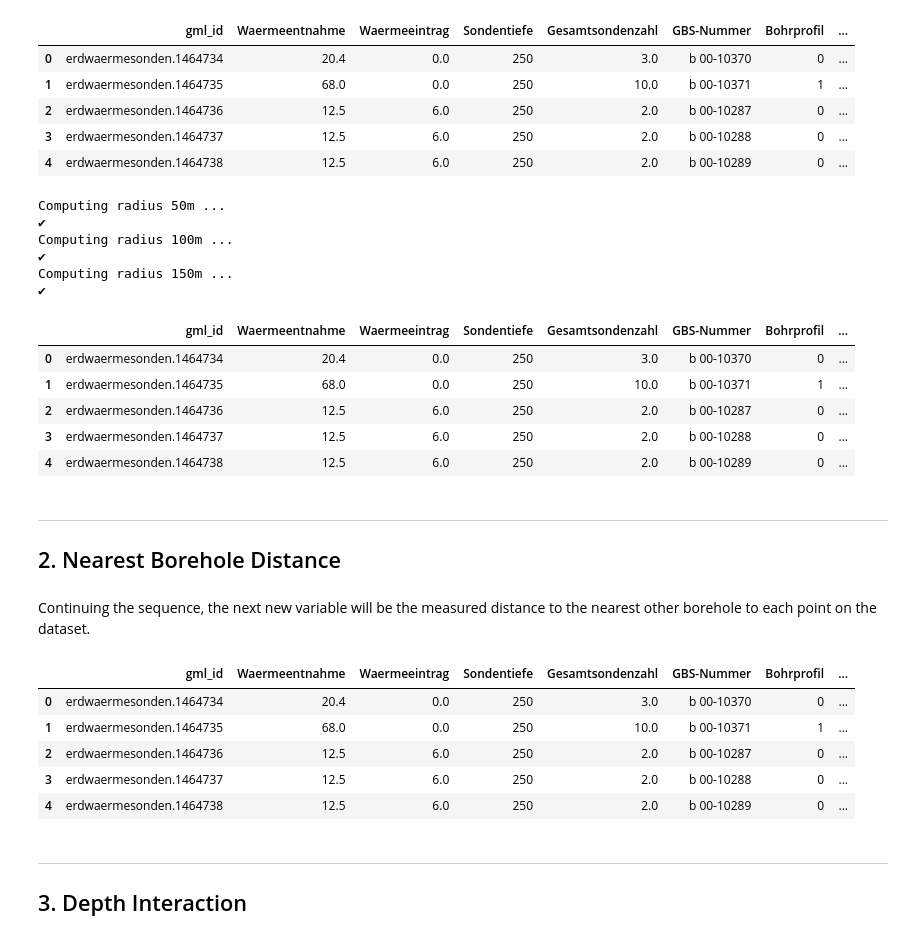
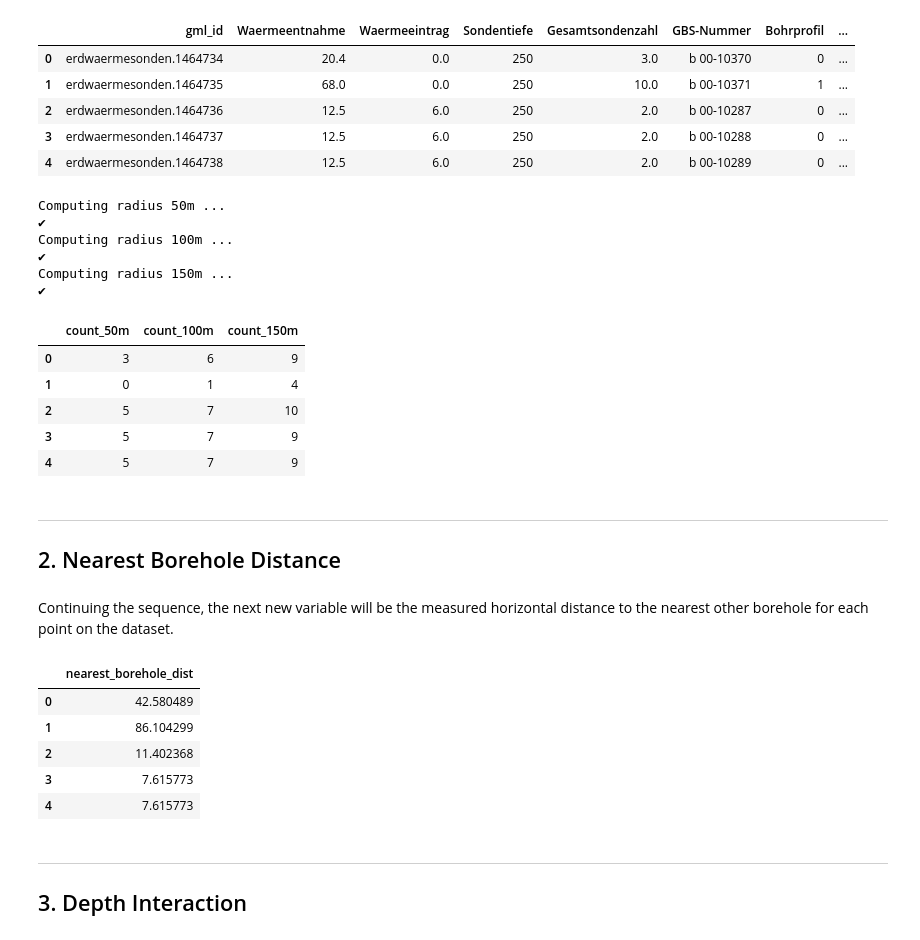
Before and after one commit to leinadher/GeoThesis, a Jupyter notebook: 05_transformation_zh_waermenutzungsatlas_bohrungen.ipynb, the cells around one changed output. Cells and saved outputs as stored; diff of their text form; code cells hidden in the pictures.

```diff
--- a/05_transformation_zh_waermenutzungsatlas_bohrungen.ipynb
+++ b/05_transformation_zh_waermenutzungsatlas_bohrungen.ipynb
@@ -89,36 +81,36 @@ tree = cKDTree(coords)
 # %%
 # Define search radii (in meters)
 radii = [50, 100, 150]
 for r in radii:
     print(f"Computing radius {r}m ...")
     zh_geothermal_probes_gdf[f'count_{r}m'] = [len(tree.query_ball_point(coord, r)) - 1 for coord in coords]
     print(f"✔")
 
 # Save the updated dataset
 output_path = "data/transformed/zh_geothermal_probes_with_density.geojson"
 zh_geothermal_probes_gdf.to_file(output_path, driver="GeoJSON")
 
 # Display first few rows
-zh_geothermal_probes_gdf.head()
+zh_geothermal_probes_gdf.head()[["count_50m",	"count_100m",	"count_150m"]]
 # %% [output]
 Computing radius 50m ...
 ✔
 Computing radius 100m ...
 ✔
 Computing radius 150m ...
 ✔
-|  | gml_id | Waermeentnahme | Waermeeintrag | Sondentiefe | Gesamtsondenzahl | GBS-Nummer | Bohrprofil | ... |
-| 0 | erdwaermesonden.1464734 | 20.4 | 0.0 | 250 | 3.0 | b 00-10370 | 0 | ... |
-| 1 | erdwaermesonden.1464735 | 68.0 | 0.0 | 250 | 10.0 | b 00-10371 | 1 | ... |
-| 2 | erdwaermesonden.1464736 | 12.5 | 6.0 | 250 | 2.0 | b 00-10287 | 0 | ... |
-| 3 | erdwaermesonden.1464737 | 12.5 | 6.0 | 250 | 2.0 | b 00-10288 | 0 | ... |
-| 4 | erdwaermesonden.1464738 | 12.5 | 6.0 | 250 | 2.0 | b 00-10289 | 0 | ... |
+|  | count_50m | count_100m | count_150m |
+| 0 | 3 | 6 | 9 |
+| 1 | 0 | 1 | 4 |
+| 2 | 5 | 7 | 10 |
+| 3 | 5 | 7 | 9 |
+| 4 | 5 | 7 | 9 |
 # %% [markdown]
 ---
 
 ## 2. Nearest Borehole Distance
 # %% [markdown]
-Continuing the sequence, the next new variable will be the measured distance to the nearest other borehole to each point on the dataset.
+Continuing the sequence, the next new variable will be the measured horizontal distance to the nearest other borehole for each point on the dataset.
 # %%
 # Extract coordinate tuples from geometry
 coords = np.array([(point.x, point.y) for point in zh_geothermal_probes_gdf.geometry])
@@ -133,14 +125,14 @@ distances, indices = tree.query(coords, k=2)  # k=2 because the first result is
 zh_geothermal_probes_gdf["nearest_borehole_dist"] = distances[:, 1]
 
 # Display first few rows
-zh_geothermal_probes_gdf.head()
+zh_geothermal_probes_gdf.head()[["nearest_borehole_dist"]]
 # %% [output]
-|  | gml_id | Waermeentnahme | Waermeeintrag | Sondentiefe | Gesamtsondenzahl | GBS-Nummer | Bohrprofil | ... |
-| 0 | erdwaermesonden.1464734 | 20.4 | 0.0 | 250 | 3.0 | b 00-10370 | 0 | ... |
-| 1 | erdwaermesonden.1464735 | 68.0 | 0.0 | 250 | 10.0 | b 00-10371 | 1 | ... |
-| 2 | erdwaermesonden.1464736 | 12.5 | 6.0 | 250 | 2.0 | b 00-10287 | 0 | ... |
-| 3 | erdwaermesonden.1464737 | 12.5 | 6.0 | 250 | 2.0 | b 00-10288 | 0 | ... |
-| 4 | erdwaermesonden.1464738 | 12.5 | 6.0 | 250 | 2.0 | b 00-10289 | 0 | ... |
+|  | nearest_borehole_dist |
+| 0 | 42.580489 |
+| 1 | 86.104299 |
+| 2 | 11.402368 |
+| 3 | 7.615773 |
+| 4 | 7.615773 |
 # %% [markdown]
 ---
 
```
Also changed, not shown: parts of 30 cells of this notebook, 2 other files.
